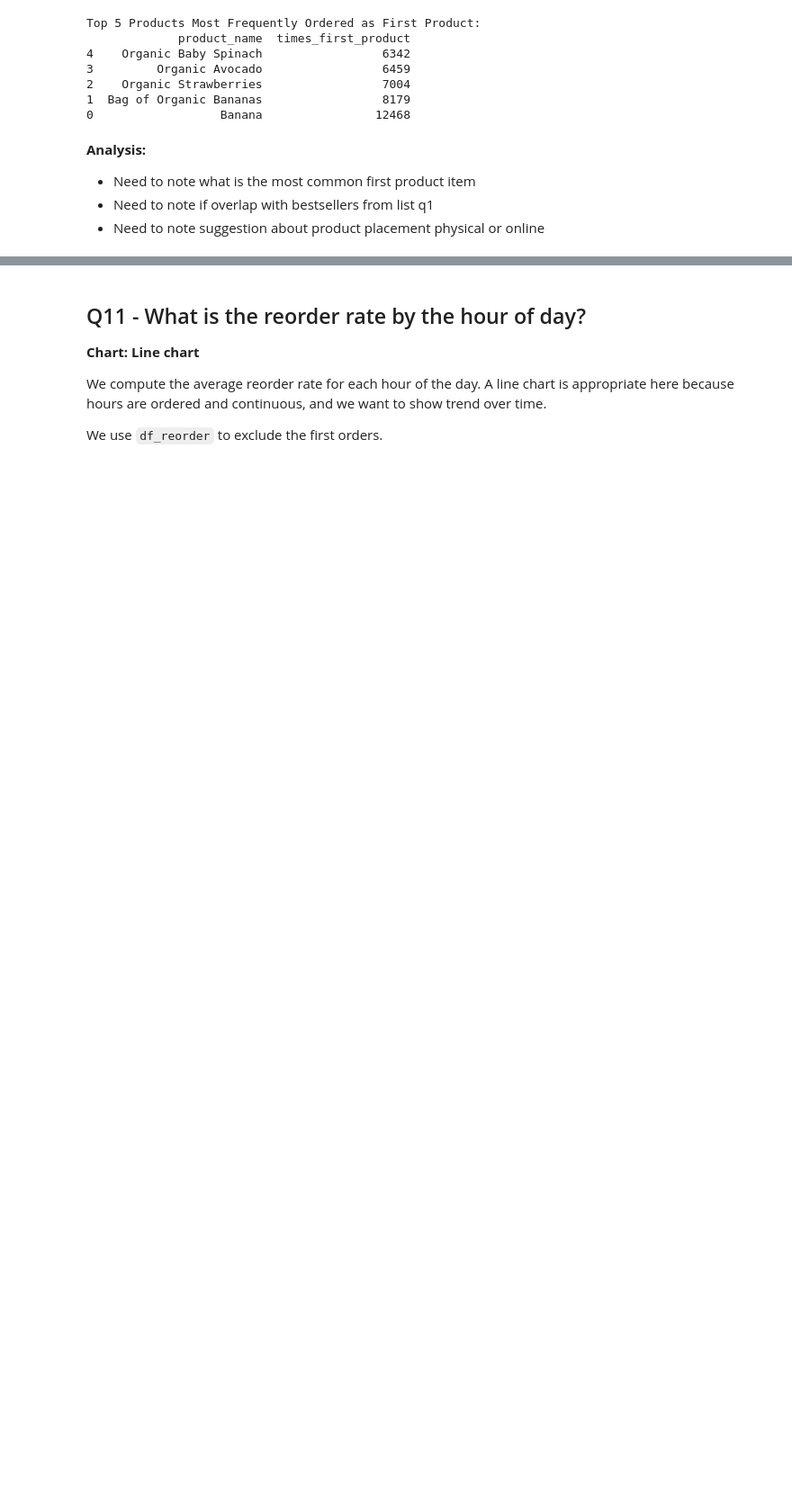
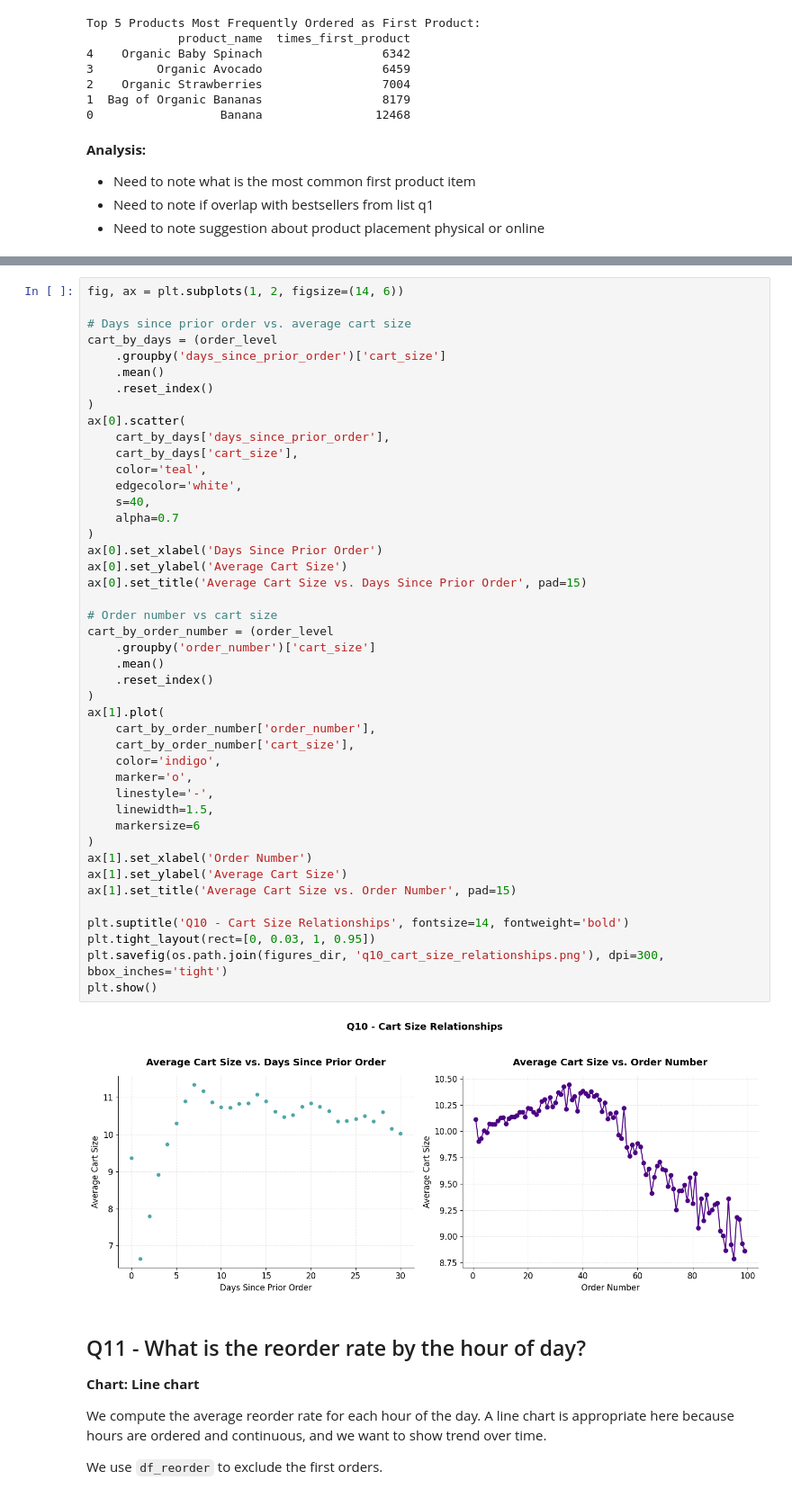
Before and after one commit to PornraksaSuksawaeng/nextbuy-data-analysis, a Jupyter notebook: notebooks/02_eda.ipynb, the cells around one changed output, grey strips where cells are left out. Shown at 90% size. Saved outputs shown, nothing was run; the diff lists cells and outputs as text; blank space fills up the shorter version.

```diff
--- a/notebooks/02_eda.ipynb
+++ b/notebooks/02_eda.ipynb
@@ -392,3 +480,49 @@ Top 5 Products Most Frequently Ordered as First Product:
+# %%
+fig, ax = plt.subplots(1, 2, figsize=(14, 6))
+
+# Days since prior order vs. average cart size
+cart_by_days = (order_level
+    .groupby('days_since_prior_order')['cart_size']
+    .mean()
+    .reset_index()
+)
+ax[0].scatter(
+    cart_by_days['days_since_prior_order'],
+    cart_by_days['cart_size'],
+    color='teal',
+    edgecolor='white',
+    s=40,
+    alpha=0.7
+)
+ax[0].set_xlabel('Days Since Prior Order')
+ax[0].set_ylabel('Average Cart Size')
+ax[0].set_title('Average Cart Size vs. Days Since Prior Order', pad=15)
+
+# Order number vs cart size
+cart_by_order_number = (order_level
+    .groupby('order_number')['cart_size']
+    .mean()
+    .reset_index()
+)
+ax[1].plot(
+    cart_by_order_number['order_number'],
+    cart_by_order_number['cart_size'],
+    color='indigo',
+    marker='o',
+    linestyle='-',
+    linewidth=1.5,
+    markersize=6
+)
+ax[1].set_xlabel('Order Number')
+ax[1].set_ylabel('Average Cart Size')
+ax[1].set_title('Average Cart Size vs. Order Number', pad=15)
+
+plt.suptitle('Q10 - Cart Size Relationships', fontsize=14, fontweight='bold')
+plt.tight_layout(rect=[0, 0.03, 1, 0.95])
+plt.savefig(os.path.join(figures_dir, 'q10_cart_size_relationships.png'), dpi=300, bbox_inches='tight')
+plt.show()
+# %% [output]
+[figure, added]
 # %% [markdown]
 ## Q11 - What is the reorder rate by the hour of day?
 
```
Also changed, not shown: parts of 5 cells of this notebook, 3 other files.
